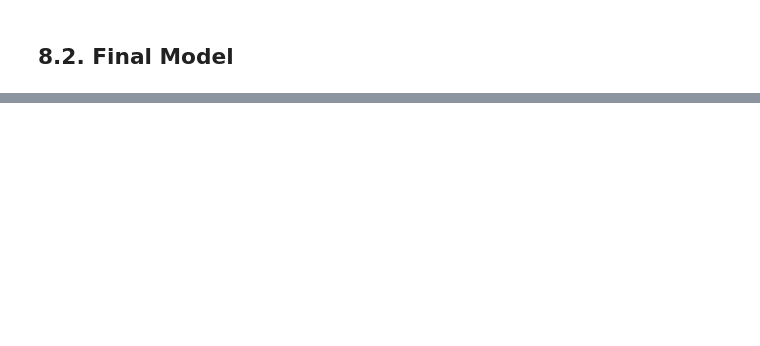
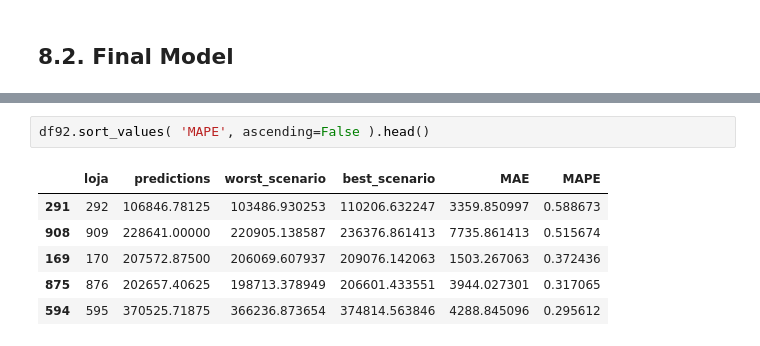
Before and after one commit to Emanoelgenez/Ds_em_Prod, a Jupyter notebook: NOTEBOOKS/09.ipynb, the cells around one changed output, grey strips where cells are left out. Drawn from its saved outputs; the diff is of its cells as text; blank space fills up the shorter version.

```diff
--- a/NOTEBOOKS/09.ipynb
+++ b/NOTEBOOKS/09.ipynb
@@ -1169,0 +1235,9 @@ xgb_result_tuned
+# %%
+df92.sort_values( 'MAPE', ascending=False ).head()
+# %% [output]
+|  | loja | predictions | worst_scenario | best_scenario | MAE | MAPE |
+| 291 | 292 | 106846.78125 | 103486.930253 | 110206.632247 | 3359.850997 | 0.588673 |
+| 908 | 909 | 228641.00000 | 220905.138587 | 236376.861413 | 7735.861413 | 0.515674 |
+| 169 | 170 | 207572.87500 | 206069.607937 | 209076.142063 | 1503.267063 | 0.372436 |
+| 875 | 876 | 202657.40625 | 198713.378949 | 206601.433551 | 3944.027301 | 0.317065 |
+| 594 | 595 | 370525.71875 | 366236.873654 | 374814.563846 | 4288.845096 | 0.295612 |
```
Also changed, not shown: parts of 24 cells of this notebook, 2 other files.
